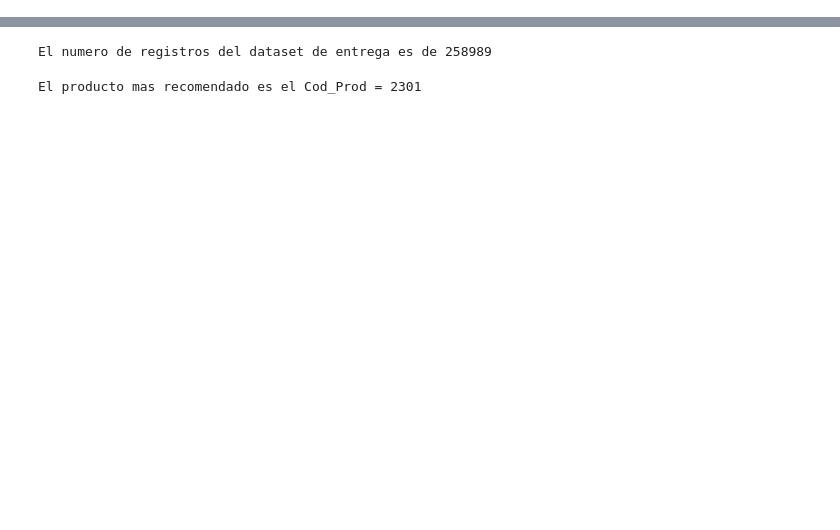
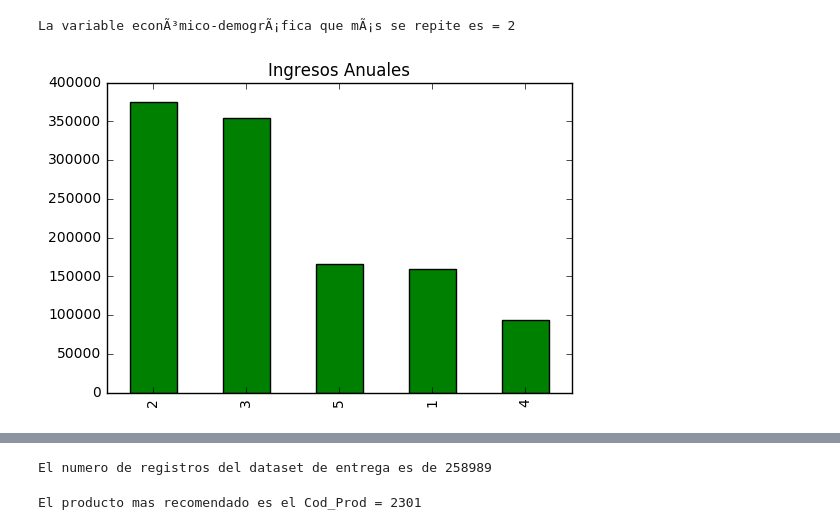
Before and after one commit to raul-pingarron/CAJAMAR-DATATHON-2017, a Jupyter notebook: DATATHON_CAJAMAR_2017.ipynb, the cells around one changed output, grey strips where cells are left out. Cells and saved outputs as stored; diff of their text form; code cells hidden in the pictures; blank space fills up the shorter version.

```diff
--- a/DATATHON_CAJAMAR_2017.ipynb
+++ b/DATATHON_CAJAMAR_2017.ipynb
@@ -101,0 +148,8 @@ frame = ds.to_dataframe()
+# %%
+frameKE2 = frame_entrada['Socio_Demo_03'].value_counts(sort=True, ascending=False)
+listaKE2 = frameKE2.index
+print ("La variable econÃ³mico-demogrÃ¡fica que mÃ¡s se repite es =", listaKE2[0])
+plotea2 = frameKE2.plot(kind='bar',title="Ingresos Anuales", color=['g'])
+# %% [output]
+La variable econÃ³mico-demogrÃ¡fica que mÃ¡s se repite es = 2
+[figure, added]
```
Also changed, not shown: parts of 12 cells of this notebook.
